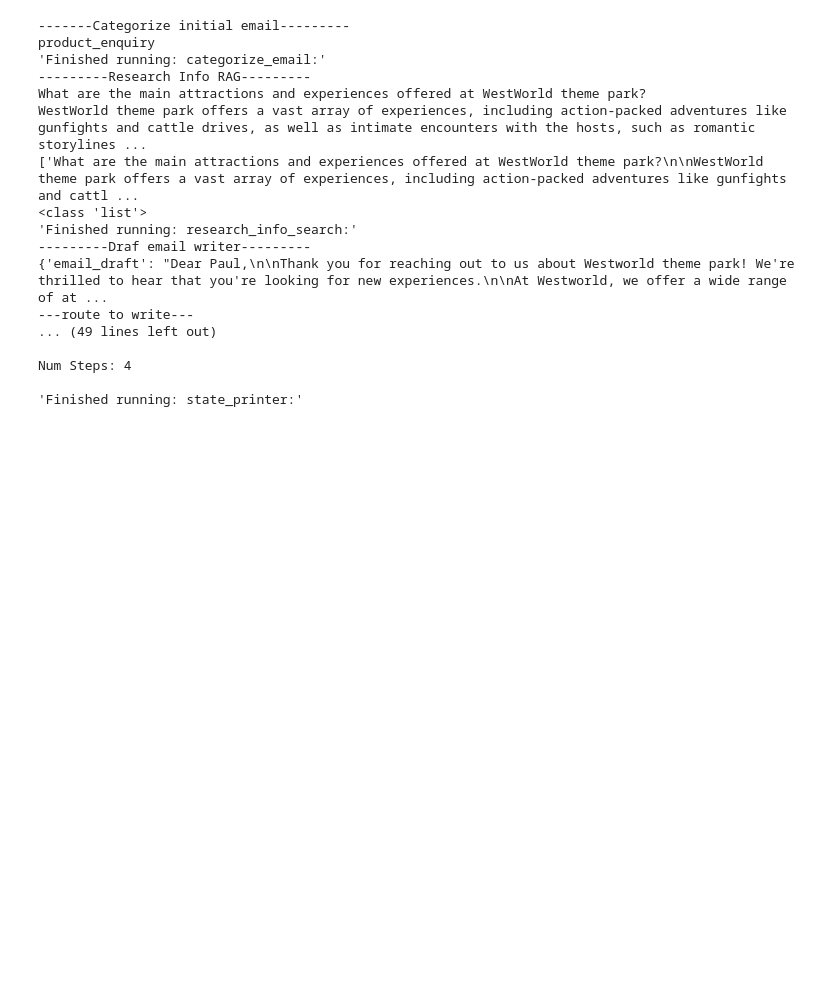
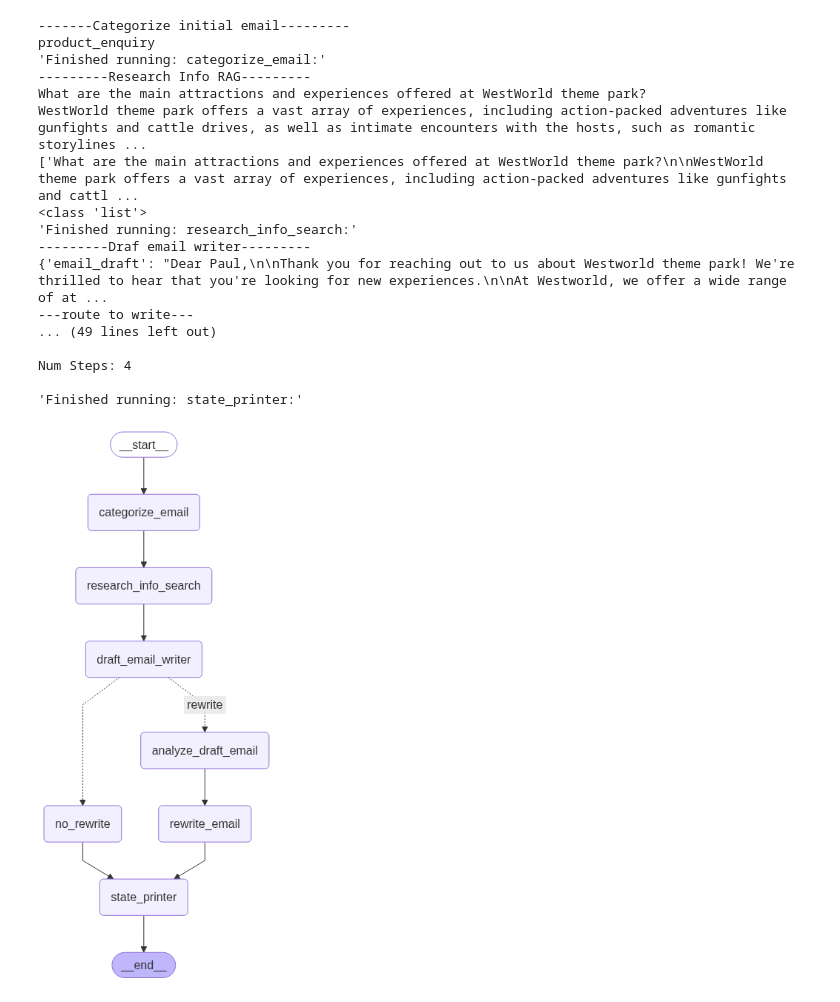
Before and after one commit to ramahasiba/NLP, a Jupyter notebook: Adding_RAG_to_Agent_LangGraph.ipynb, the cells around one changed output. Cells and saved outputs as stored; diff of their text form; code cells hidden in the pictures; blank space fills up the shorter version.

```diff
--- a/Adding_RAG_to_Agent_LangGraph.ipynb
+++ b/Adding_RAG_to_Agent_LangGraph.ipynb
@@ -764,3 +764,11 @@ WestWorld theme park offers a vast array of experiences, including action-packed
 Num Steps: 4
 
 'Finished running: state_printer:'
+# %%
+# Visualize your graph
+from IPython.display import Image, display
+png = app.get_graph().draw_mermaid_png()
+
+display(Image(png))
+# %% [output]
+[figure, added]
```
